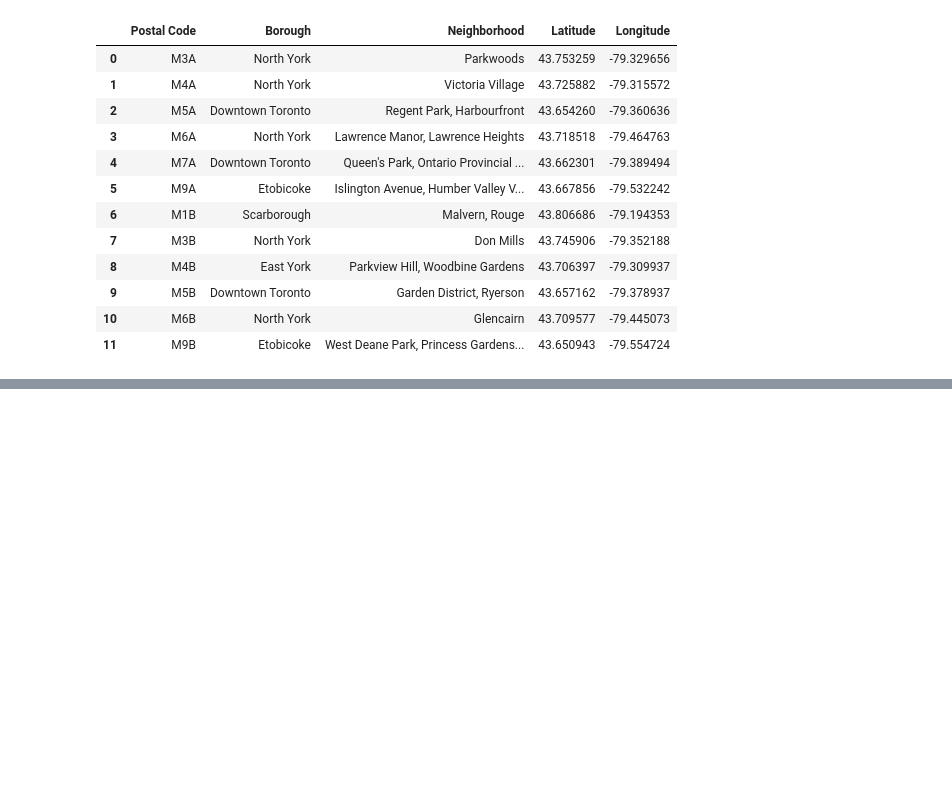
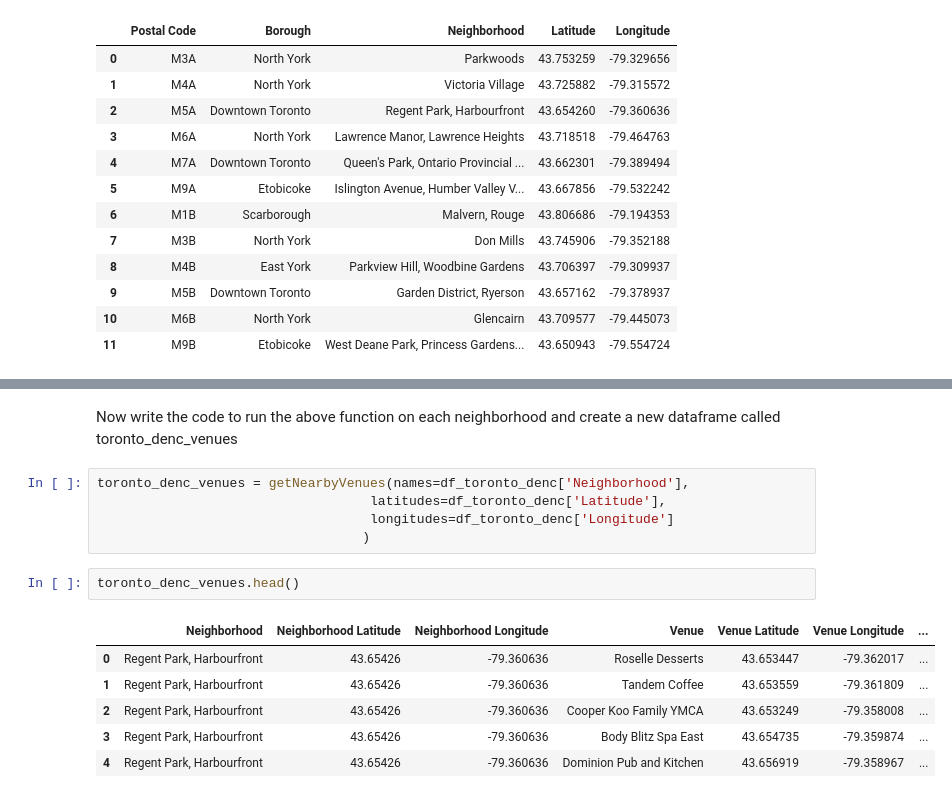
Before and after one commit to satyamkhare99/Python-Data-Science, a Jupyter notebook: project capstone .ipynb, the cells around one changed output, grey strips where cells are left out. Saved outputs shown, nothing was run; the diff lists cells and outputs as text; blank space fills up the shorter version.

```diff
--- a/project capstone .ipynb
+++ b/project capstone .ipynb
@@ -143,0 +367,16 @@ df_toronto.head(12)
+# %% [markdown]
+Now write the code to run the above function on each neighborhood and create a new dataframe called toronto_denc_venues
+# %%
+toronto_denc_venues = getNearbyVenues(names=df_toronto_denc['Neighborhood'],
+                                   latitudes=df_toronto_denc['Latitude'],
+                                   longitudes=df_toronto_denc['Longitude']
+                                  )
+# %%
+toronto_denc_venues.head()
+# %% [output]
+|  | Neighborhood | Neighborhood Latitude | Neighborhood Longitude | Venue | Venue Latitude | Venue Longitude | ... |
+| 0 | Regent Park, Harbourfront | 43.65426 | -79.360636 | Roselle Desserts | 43.653447 | -79.362017 | ... |
+| 1 | Regent Park, Harbourfront | 43.65426 | -79.360636 | Tandem Coffee | 43.653559 | -79.361809 | ... |
+| 2 | Regent Park, Harbourfront | 43.65426 | -79.360636 | Cooper Koo Family YMCA | 43.653249 | -79.358008 | ... |
+| 3 | Regent Park, Harbourfront | 43.65426 | -79.360636 | Body Blitz Spa East | 43.654735 | -79.359874 | ... |
+| 4 | Regent Park, Harbourfront | 43.65426 | -79.360636 | Dominion Pub and Kitchen | 43.656919 | -79.358967 | ... |
```
Also changed, not shown: parts of 53 cells of this notebook.
